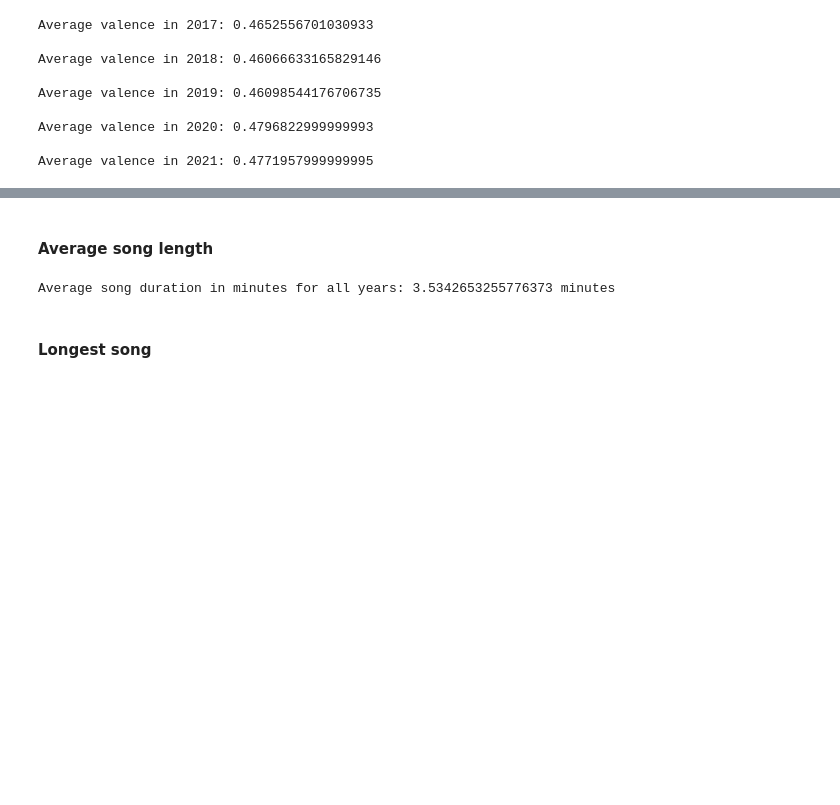
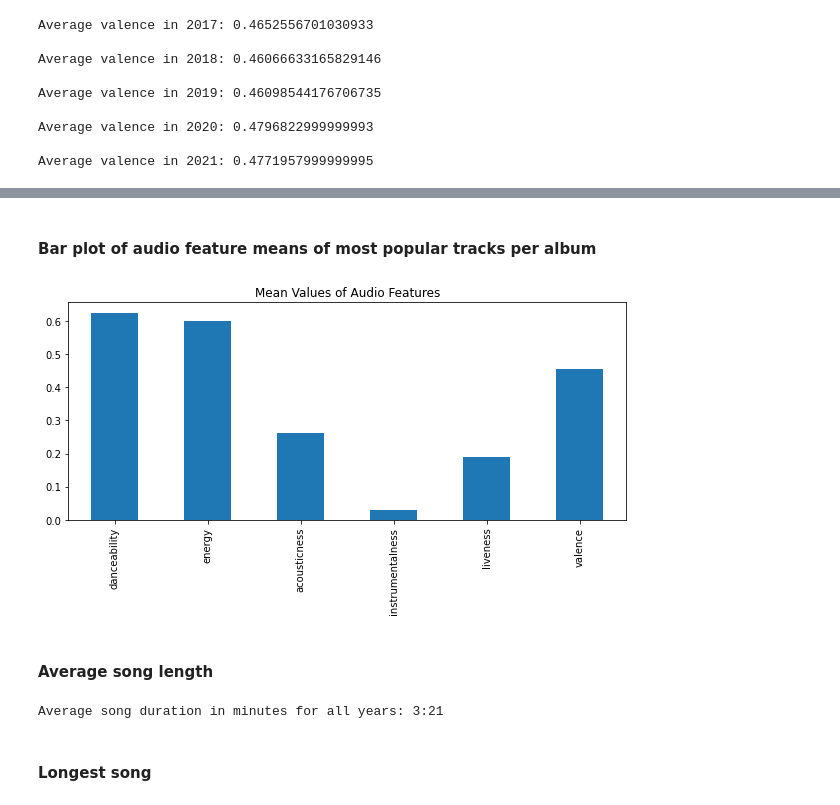
Before and after one commit to katieravenwood/Spotify-Five-Year-Analysis-Project, a Jupyter notebook: notebooks/ExploratoryAnalysis.ipynb, the cells around one changed output, grey strips where cells are left out. Drawn from its saved outputs; the diff is of its cells as text; code cells hidden in the pictures; blank space fills up the shorter version.

```diff
--- a/notebooks/ExploratoryAnalysis.ipynb
+++ b/notebooks/ExploratoryAnalysis.ipynb
@@ -184,9 +224,19 @@ Average valence in 2021: 0.4771957999999995
+# %% [markdown]
+#### Bar plot of audio feature means of most popular tracks per album
+# %%
+small = df4[['danceability', 'energy', 'acousticness', 'instrumentalness', 'liveness', 'valence']]
+plt.figure(figsize=(10,4))
+small.mean().plot.bar()
+plt.title('Mean Values of Audio Features')
+plt.show()
+# %% [output]
+[figure, added]
 # %% [markdown]
 #### Average song length
 # %%
-print(f"Average song duration in minutes for all years: {np.mean(df4['duration_ms']) / 1000 / 60} minutes\n")
+print(f"Average song duration in minutes for all years: {int(np.mean(df4['duration_ms']) // 60000)}:" f"{round(np.mean(df4['duration_ms'] / 10000) % 60)} \n")
 # %% [output]
-Average song duration in minutes for all years: 3.5342653255776373 minutes
+Average song duration in minutes for all years: 3:21
 # %% [markdown]
 #### Longest song
 # %%
```
Also changed, not shown: parts of 26 cells of this notebook.
